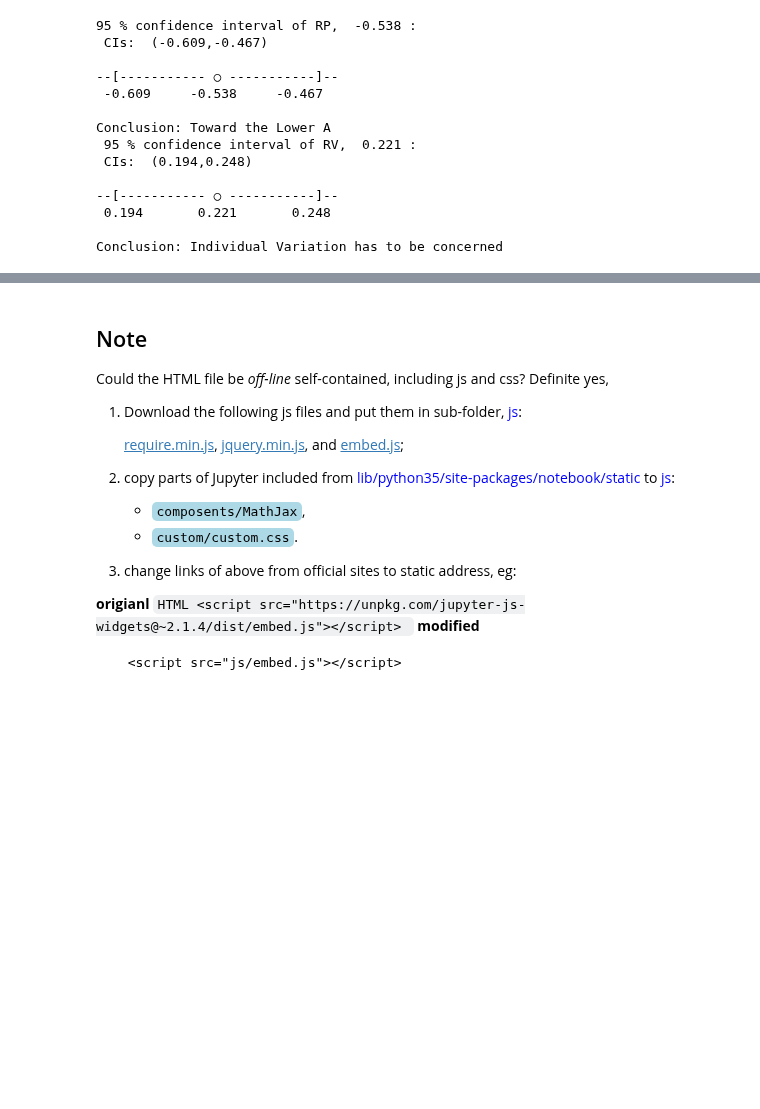
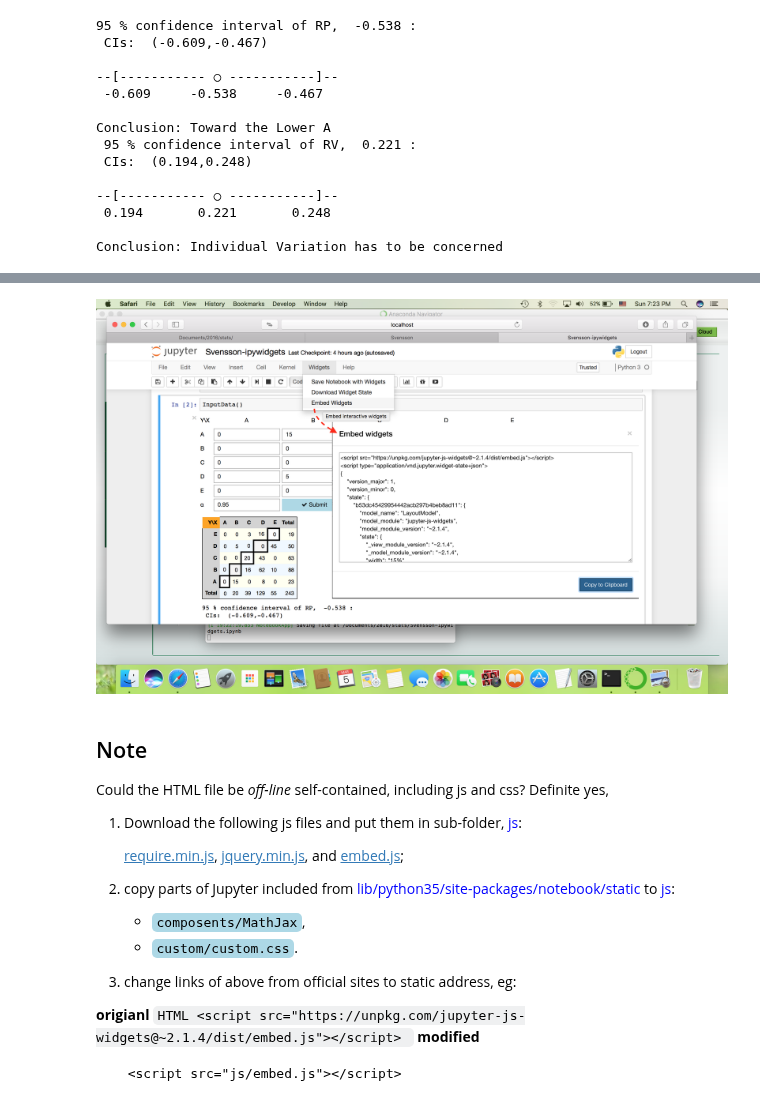
Before and after one commit to cchuang2009/2016-1, a Jupyter notebook: Math/5/Svensson-ipywidgets.ipynb, the cells around one changed output, grey strips where cells are left out. Drawn from its saved outputs; the diff is of its cells as text; code cells hidden in the pictures; blank space fills up the shorter version.

```diff
--- a/Math/5/Svensson-ipywidgets.ipynb
+++ b/Math/5/Svensson-ipywidgets.ipynb
@@ -76,3 +80,7 @@ Afert HTML convertion,  find the input cell and embed the code as follows:
+# %%
+Image("imgs/ipywidgets-1.png")
+# %% [output]
+[figure, added]
 # %% [markdown]
 Note
 ---
```
Also changed, not shown: parts of 4 cells of this notebook.
